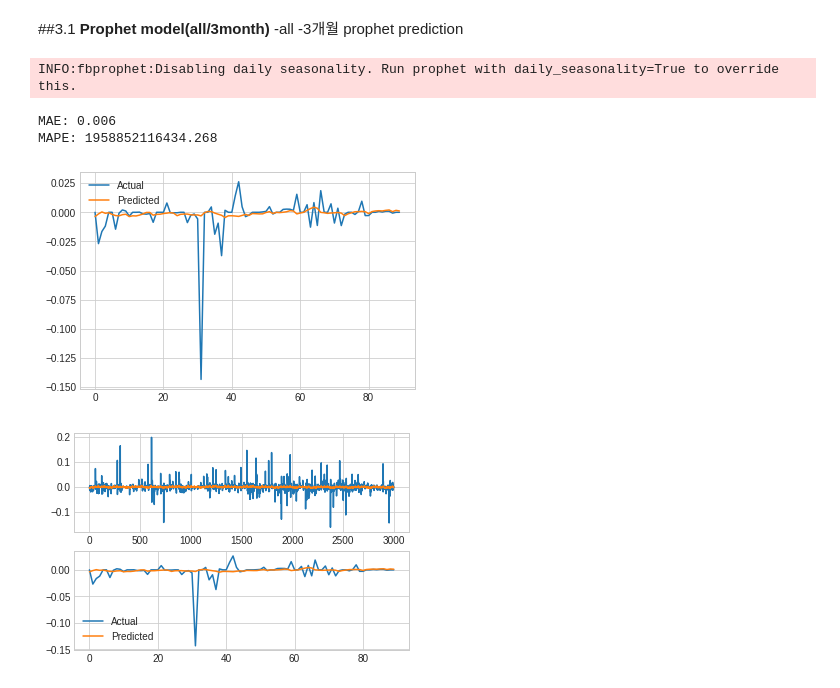
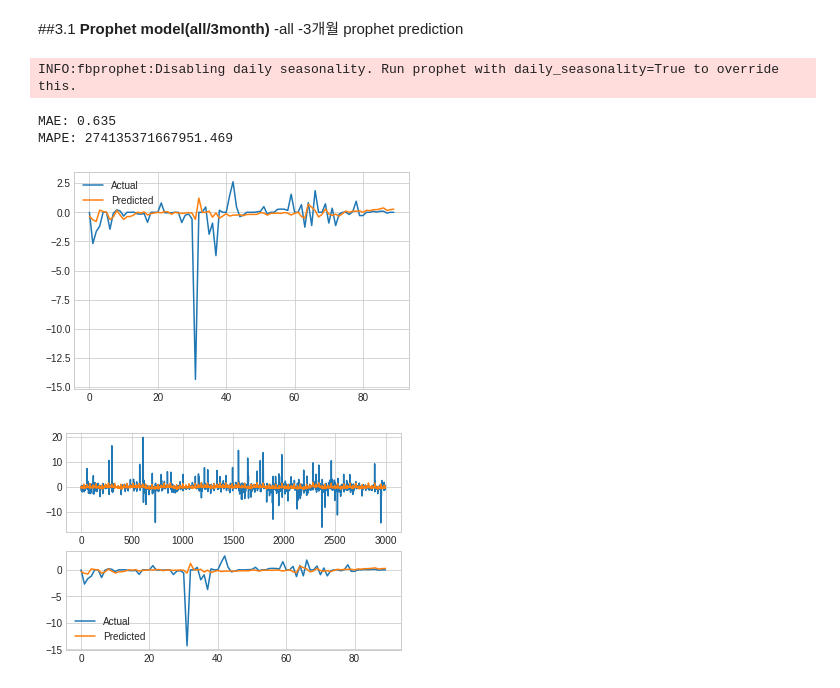
Before and after one commit to DoSungjin/black_coal_price, a Jupyter notebook: Prophet_변화율.ipynb, the cells around one changed output. Drawn from its saved outputs; the diff is of its cells as text; code cells hidden in the pictures.

```diff
--- a/Prophet_변화율.ipynb
+++ b/Prophet_변화율.ipynb
@@ -97,6 +115,7 @@ df2 = df[['date','iron']]
 df2['iron'] = df1
 df_cha1 = df2['iron']-df['iron']
 df_cha = df_cha1 / df2['iron']
+df_cha= df_cha*100
 df_cha=df_cha.bfill()
 df_cha
 # %% [output]
@@ -188,14 +191,14 @@ last_1year = pd.DataFrame(last_1year, columns = ['ds'])
 last_1year['ds']= pd.to_datetime(last_1year['ds'])
 m = Prophet(
 # trend
-        changepoint_prior_scale= 0.1,
+        changepoint_prior_scale= 10,
 # seasonality
         weekly_seasonality='auto',
         yearly_seasonality='auto',
       daily_seasonality='auto',
       seasonality_prior_scale=10,
       holidays_prior_scale=10)
-m.add_seasonality(name='monthly', period=30.5, fourier_order=5)
+m.add_seasonality(name='monthly', period=30.5, fourier_order=100)
 forecast = m.fit(train).predict(last_1year)
 # fig = m.plot_components(forecast)
 # a = add_changepoints_to_plot(fig.gca(), m, forecast)
@@ -211,36 +214,36 @@ y_tr=y_tr.dropna()
 y_tr['y']= y_true
 
 y_tr = y_tr.rename(columns ={'y':'y_true'})
 y_true = y_tr['y_true'].values
 mae = mean_absolute_error(y_true, y_pred)
 mape = mean_absolute_percentage_error(y_true, y_pred)
 print('MAE: %.3f' % mae)
 print('MAPE: %.3f' % mape)
 plt.plot(y_true, label='Actual')
 plt.plot(y_pred, label='Predicted')
 plt.legend()
 plt.show()
 
 
 
 # changepoint_prior_scale= a / 0.05
 # seasonality_prior_scale=b /10
 # holidays_prior_scale = c /10
 # period = d /30.5
 # fourier_order=e /1~5?
 
 # def def __init__(growth='linear', changepoints=None, n_changepoints=25, changepoint_range=0.8,
 # yearly_seasonality='auto', weekly_seasonality='auto', daily_seasonality='auto', holidays=None,
 # seasonality_mode='additive', seasonality_prior_scale=10.0, holidays_prior_scale=10.0, changepoint_prior_scale=0.05,
 # mcmc_samples=0, interval_width=0.8, uncertainty_samples=1000, stan_backend=None)
 
 # print('-------------done------------')
 # print('y_pred result: {} '  .format(y_pred))
 # %% [output]
 INFO:fbprophet:Disabling daily seasonality. Run prophet with daily_seasonality=True to override this.
-MAE: 0.006
-MAPE: 1958852116434.268
+MAE: 0.635
+MAPE: 274135371667951.469
-[figure, old version]
+[figure, new version]
 # %%
 plt.subplot(211)
 plt.plot(train['y'].values, label='Actual')
@@ -253,4 +256,4 @@ plt.plot(y_pred, label='Predicted')
 plt.legend()
 plt.show()
 # %% [output]
-[figure, old version]
+[figure, new version]
```
Also changed, not shown: parts of 88 cells of this notebook.
